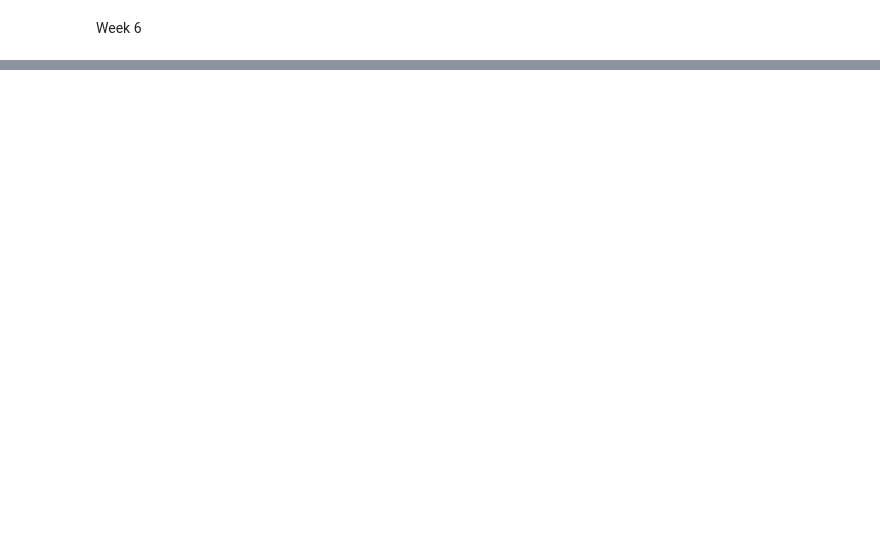
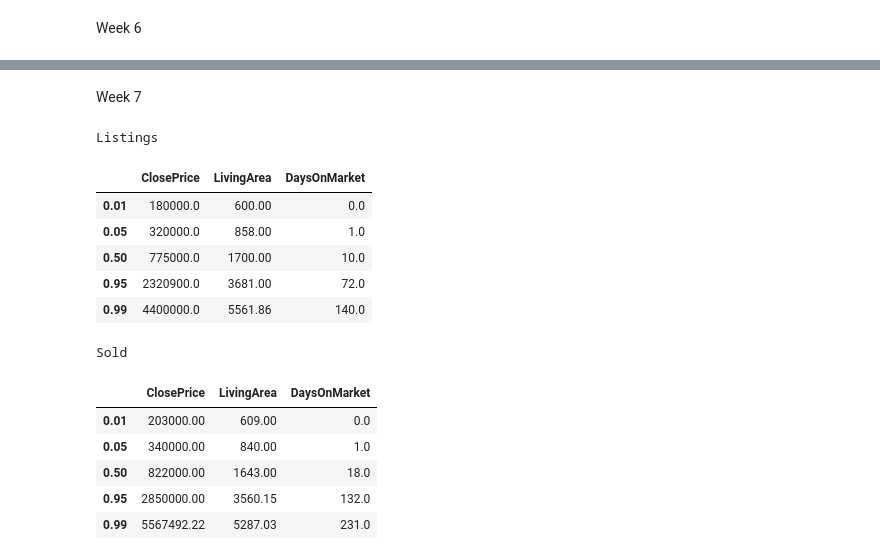
Before and after one commit to saanvik9/IDX-Exchange-Data-Analyst, a Jupyter notebook: IDX Exchange Work/IDX Exchange Analysis.ipynb, the cells around one changed output, grey strips where cells are left out. Cells and saved outputs as stored; diff of their text form; code cells hidden in the pictures; blank space fills up the shorter version.

Commit message:
Week 7

```diff
--- a/IDX Exchange Work/IDX Exchange Analysis.ipynb
+++ b/IDX Exchange Work/IDX Exchange Analysis.ipynb
@@ -2058,3 +2313,15 @@ sold.groupby(["ListOfficeName"])[cols].median().head(10)
 # %%
 listings.to_csv("listings_week_6.csv", index=False)
 sold.to_csv("sold_week_6.csv", index=False)
+# %% [markdown]
+Week 7
+# %%
+KEY_FIELDS = ["ClosePrice", "LivingArea", "DaysOnMarket"]
+IQR_MULTIPLIER = 1.5
+
+# Business rules: values that are never valid
+INVALID_RULES = {
+    "ClosePrice": lambda s: s <= 0,
+    "LivingArea": lambda s: s <= 0,
+    "DaysOnMarket": lambda s: s < 0,
+}
@@ -2060,0 +2348,24 @@ sold.to_csv("sold_week_6.csv", index=False)
+# %%
+listings = pd.read_csv("listings_week_6.csv", low_memory=False)
+sold = pd.read_csv("sold_week_6.csv", low_memory=False)
+# %%
+print("Listings")
+display(listings[KEY_FIELDS].quantile([0.01, 0.05, 0.50, 0.95, 0.99]).round(2))
+
+print("Sold")
+display(sold[KEY_FIELDS].quantile([0.01, 0.05, 0.50, 0.95, 0.99]).round(2))
+# %% [output]
+Listings
+|  | ClosePrice | LivingArea | DaysOnMarket |
+| 0.01 | 180000.0 | 600.00 | 0.0 |
+| 0.05 | 320000.0 | 858.00 | 1.0 |
+| 0.50 | 775000.0 | 1700.00 | 10.0 |
+| 0.95 | 2320900.0 | 3681.00 | 72.0 |
+| 0.99 | 4400000.0 | 5561.86 | 140.0 |
+Sold
+|  | ClosePrice | LivingArea | DaysOnMarket |
+| 0.01 | 203000.00 | 609.00 | 0.0 |
+| 0.05 | 340000.00 | 840.00 | 1.0 |
+| 0.50 | 822000.00 | 1643.00 | 18.0 |
+| 0.95 | 2850000.00 | 3560.15 | 132.0 |
+| 0.99 | 5567492.22 | 5287.03 | 231.0 |
```
Also changed, not shown: parts of 44 cells of this notebook.
